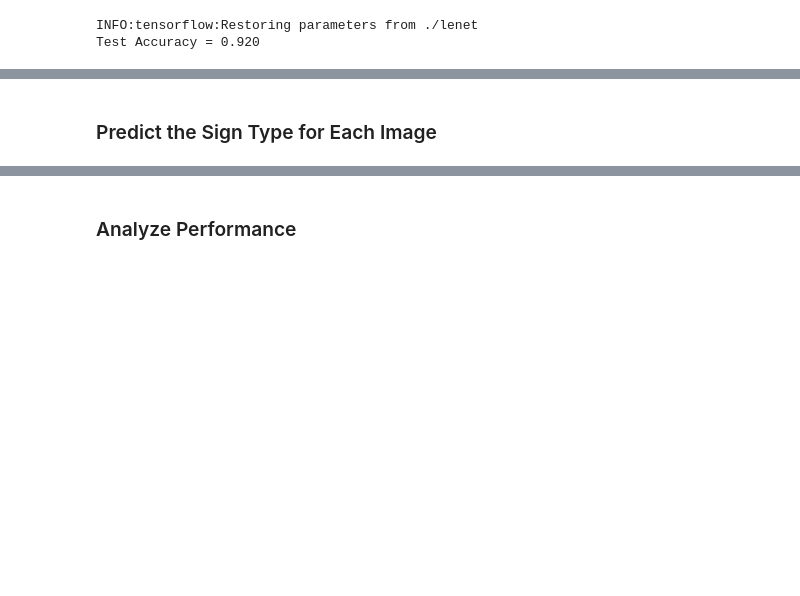
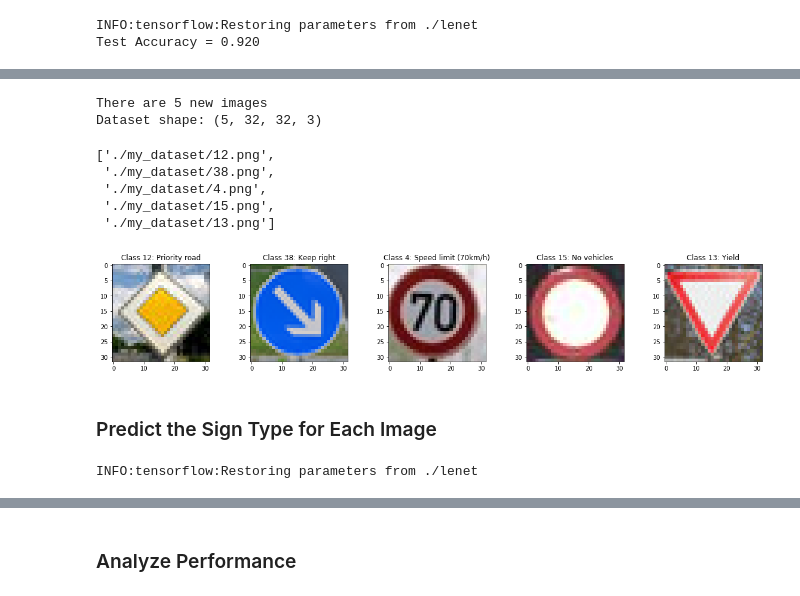
Before and after one commit to fratullii/Udacity_Traffic-Sign-Classifier, a Jupyter notebook: Traffic_Sign_Classifier.ipynb, the cells around one changed output, grey strips where cells are left out. Cells and saved outputs as stored; diff of their text form; code cells hidden in the pictures; blank space fills up the shorter version.

```diff
--- a/Traffic_Sign_Classifier.ipynb
+++ b/Traffic_Sign_Classifier.ipynb
@@ -426,2 +390,35 @@ You may find `signnames.csv` useful as it contains mappings from the class id (i
+# %%
+### Load the images and plot them here
+images = glob.glob("./my_dataset/*")
+X_web = []
+for img in images:
+    X_web.append(mpimg.imread(img).reshape(1,32,32,3))
+X_web = np.concatenate(X_web)
+# %%
+print("There are {} new images".format(len(X_web)))
+print("Dataset shape: " + str(X_web.shape))
+# %% [output]
+There are 5 new images
+Dataset shape: (5, 32, 32, 3)
+# %%
+images
+# %% [output]
+['./my_dataset/12.png',
+ './my_dataset/38.png',
+ './my_dataset/4.png',
+ './my_dataset/15.png',
+ './my_dataset/13.png']
+# %%
+y_web = np.array([12,38,4,15,13], dtype=np.uint8)
+# %%
+f, axs = plt.subplots(1,5,figsize=(20,3))
+
+for i, c in enumerate(y_web):
+    axs[i].imshow(X_web[i])
+    axs[i].set_title("Class {}: {}".format(c, sign_names[(sign_names['ClassId'] == c)]['SignName'].iloc[0]))
+
+plt.show()
+# %% [output]
+[figure, added]
 # %% [markdown]
 ### Predict the Sign Type for Each Image
@@ -431,0 +429,8 @@ You may find `signnames.csv` useful as it contains mappings from the class id (i
+# %%
+softmax_prob = tf.nn.softmax(logits)
+
+with tf.Session() as sess:
+    saver.restore(sess, tf.train.latest_checkpoint('.'))
+    softmax_score = sess.run(softmax_prob, feed_dict={x: X_web_p, y: y_web})
+# %% [output]
+INFO:tensorflow:Restoring parameters from ./lenet
```
Also changed, not shown: parts of 29 cells of this notebook, 9 other files.
